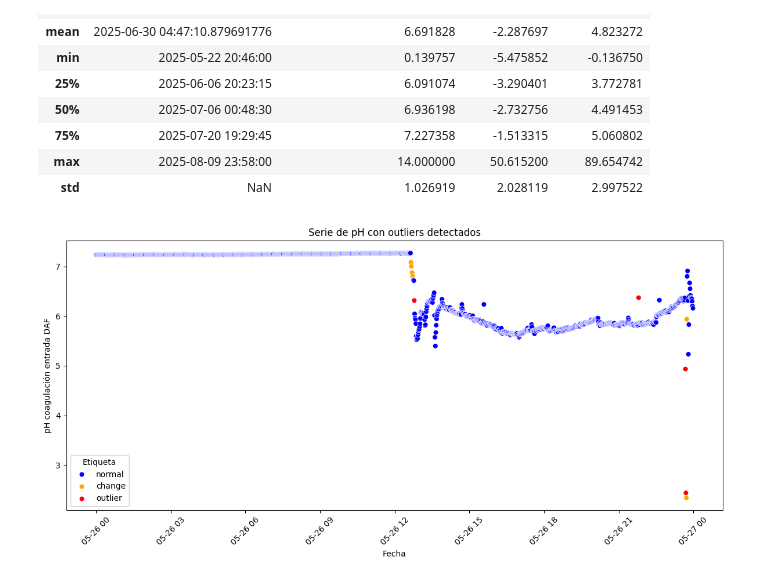
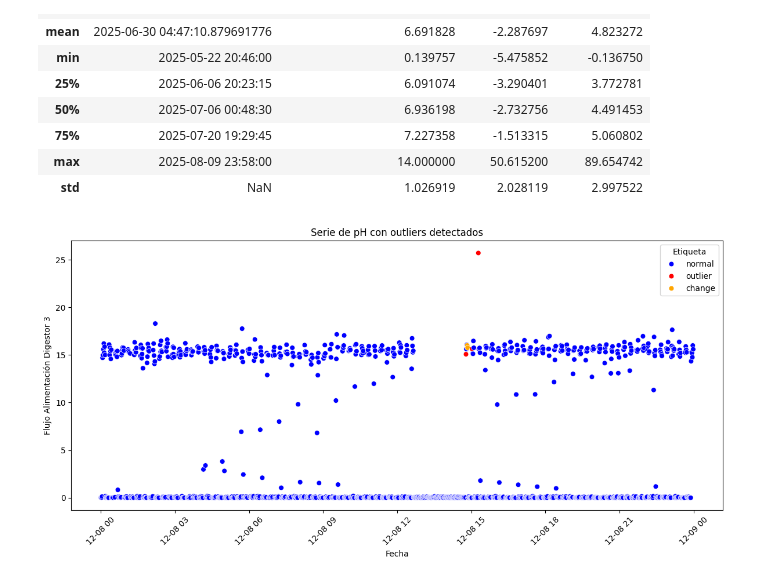
Before and after one commit to fchiapped/Proyecto-Grado, a Jupyter notebook: Modelos/AR_model.ipynb, the cells around one changed output. Cells and saved outputs as stored; diff of their text form; code cells hidden in the pictures.

```diff
--- a/Modelos/AR_model.ipynb
+++ b/Modelos/AR_model.ipynb
@@ -8,7 +8,7 @@ import numpy as np
 from statsmodels.tsa.ar_model import AutoReg
 import changefinder
 # %%
-df = pd.read_csv('../df_procesados/df_planta_1.csv')
+df = pd.read_csv('../df_procesados/df_planta_2.csv')
 df['date_time'] = pd.to_datetime(df['date_time'])
 # %% [markdown]
 #### Función que detecta outliers y cambios según paper: "A Unifying Framework for Detecting Outliers and Change Points from Time Series"
@@ -138,31 +136,31 @@ df_etiquetado.describe()
 | max | 2025-08-09 23:58:00 | 14.000000 | 50.615200 | 89.654742 |
 | std | NaN | 1.026919 | 2.028119 | 2.997522 |
 # %%
-num_outlier = 3
+num_outlier = 8
 
 outliers = df_etiquetado.index[df_etiquetado["label"] == "outlier"]
 
 id_outlier = outliers[num_outlier]
 data_outlier = df_etiquetado.loc[id_outlier, "date_time"]
 
 dia_mask = df_etiquetado["date_time"].dt.date == data_outlier.date()
 df_dia = df_etiquetado[dia_mask]
 
 plt.figure(figsize=(12,6))
 sns.scatterplot(
     data=df_dia,
     x="date_time",
     y= col,
     hue="label",
     palette={"normal":"blue", "outlier":"red", "change":"orange"},
     s=40
 )
 plt.title("Serie de pH con outliers detectados")
 plt.xlabel("Fecha")
 plt.ylabel(f"{col}")
 plt.legend(title="Etiqueta")
 plt.xticks(rotation=45)
 plt.tight_layout()
 plt.show()
 # %% [output]
-[figure, old version]
+[figure, new version]
```
Also changed, not shown: parts of 3 cells of this notebook, 1 other file.
